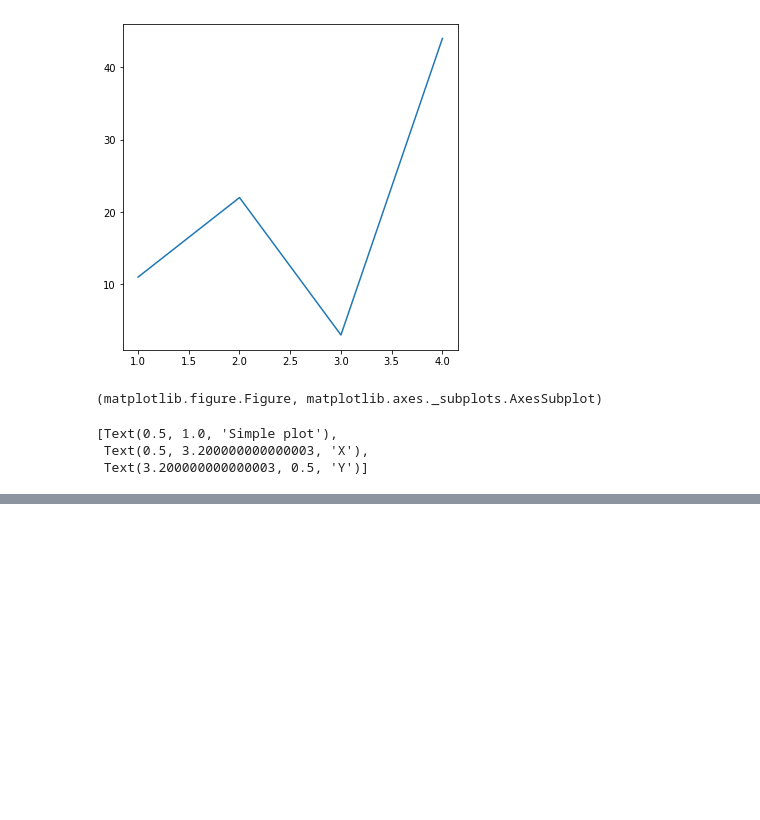
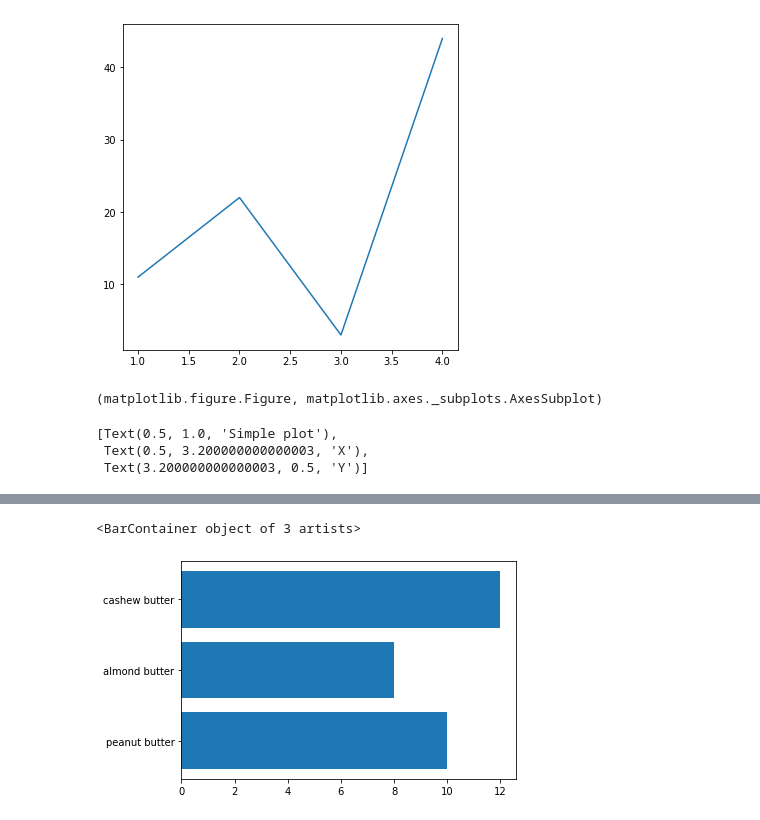
Before and after one commit to stefan-mastilak/data-science-bootcamp, a Jupyter notebook: notebooks/matplotlib_introduction.ipynb, the cells around one changed output, grey strips where cells are left out. Saved outputs shown, nothing was run; the diff lists cells and outputs as text; code cells hidden in the pictures; blank space fills up the shorter version.

```diff
--- a/notebooks/matplotlib_introduction.ipynb
+++ b/notebooks/matplotlib_introduction.ipynb
@@ -46,0 +114,7 @@ fig.savefig("images/simple_plot.png")
+# %%
+# Bar plot - horizontal
+fig, ax = plt.subplots()
+ax.barh(list(nut_butter_prices.keys()), list(nut_butter_prices.values()))
+# %% [output]
+<BarContainer object of 3 artists>
+[figure, added]
```
Also changed, not shown: parts of 29 cells of this notebook, 2 other files.
